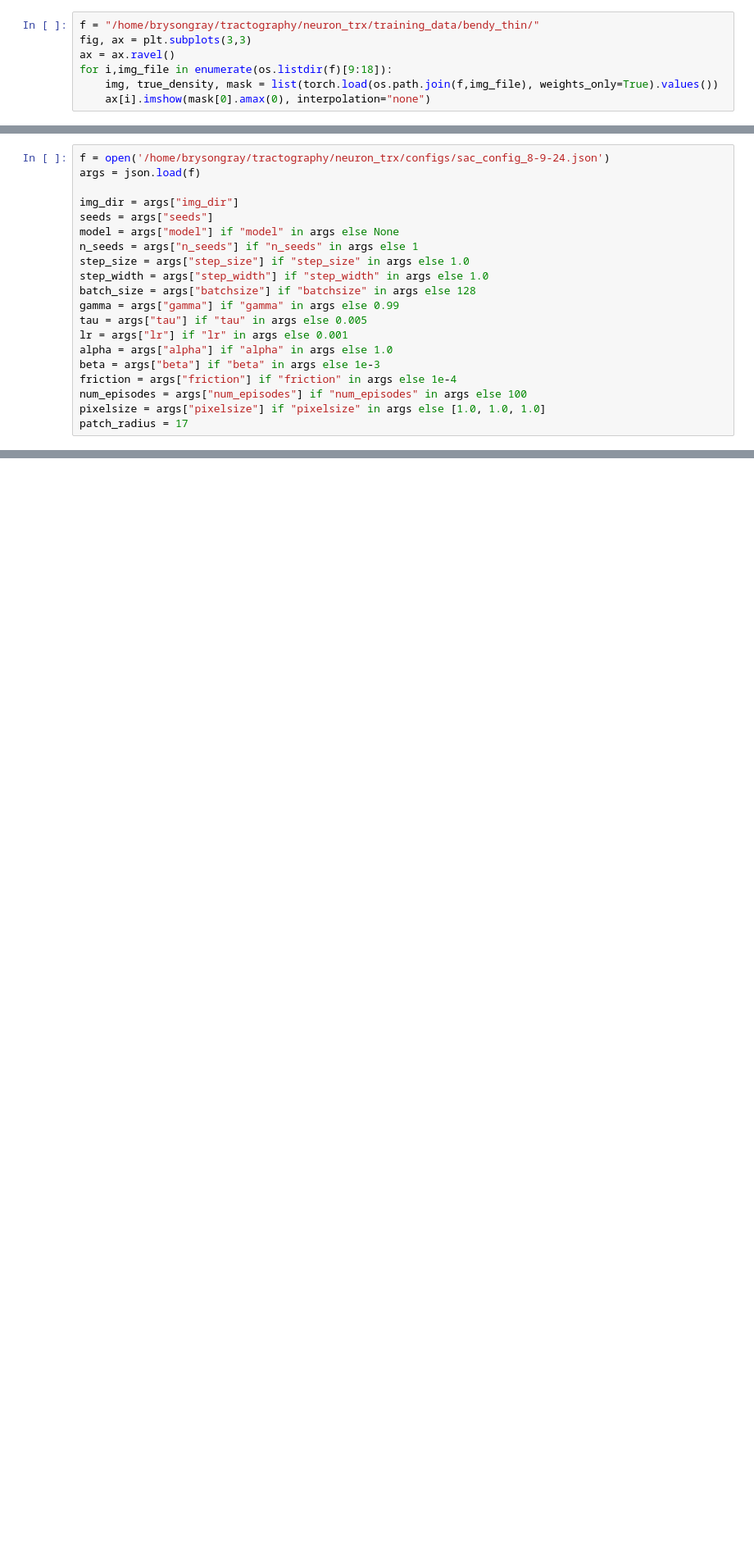
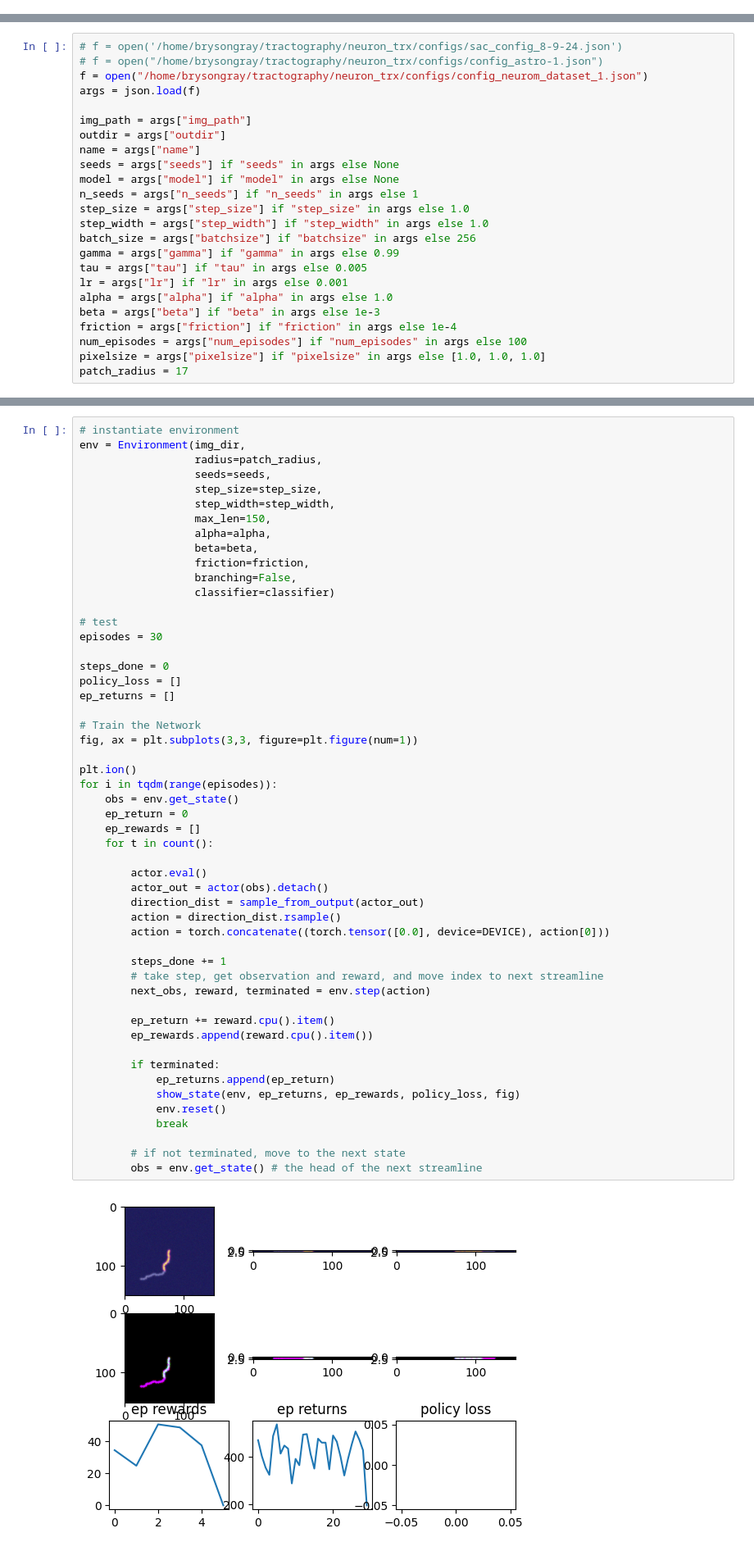
Before and after one commit to twardlab/neurotrack, a Jupyter notebook: SAC_v1.ipynb, the cells around one changed output, grey strips where cells are left out. Shown: that part at 82% size. Drawn from its saved outputs; the diff is of its cells as text; blank space fills up the shorter version.

Commit message:
Major updates to data loading, branch classifier, and tracking environment.

```diff
--- a/SAC_v1.ipynb
+++ b/SAC_v1.ipynb
@@ -137,7 +31,0 @@ def show_state(env, returns, rewards, policy_loss, fig):
-# %%
-f = "/home/brysongray/tractography/neuron_trx/training_data/bendy_thin/"
-fig, ax = plt.subplots(3,3)
-ax = ax.ravel()
-for i,img_file in enumerate(os.listdir(f)[9:18]):
-    img, true_density, mask = list(torch.load(os.path.join(f,img_file), weights_only=True).values())
-    ax[i].imshow(mask[0].amax(0), interpolation="none")
@@ -146,14 +262,18 @@ for i,img_file in enumerate(os.listdir(f)[9:18]):
 # %%
-f = open('/home/brysongray/tractography/neuron_trx/configs/sac_config_8-9-24.json')
+# f = open('/home/brysongray/tractography/neuron_trx/configs/sac_config_8-9-24.json')
+# f = open("/home/brysongray/tractography/neuron_trx/configs/config_astro-1.json")
+f = open("/home/brysongray/tractography/neuron_trx/configs/config_neurom_dataset_1.json")
 args = json.load(f)
 
-img_dir = args["img_dir"]
-seeds = args["seeds"]
+img_path = args["img_path"]
+outdir = args["outdir"]
+name = args["name"]
+seeds = args["seeds"] if "seeds" in args else None
 model = args["model"] if "model" in args else None
 n_seeds = args["n_seeds"] if "n_seeds" in args else 1
 step_size = args["step_size"] if "step_size" in args else 1.0
 step_width = args["step_width"] if "step_width" in args else 1.0
-batch_size = args["batchsize"] if "batchsize" in args else 128
+batch_size = args["batchsize"] if "batchsize" in args else 256
 gamma = args["gamma"] if "gamma" in args else 0.99
 tau = args["tau"] if "tau" in args else 0.005
 lr = args["lr"] if "lr" in args else 0.001
@@ -376,0 +543,54 @@ classifier_annotations.to_csv("/home/brysongray/tractography/neuron_trx/training
+# %%
+# instantiate environment
+env = Environment(img_dir,
+                  radius=patch_radius,
+                  seeds=seeds,
+                  step_size=step_size,
+                  step_width=step_width,
+                  max_len=150,
+                  alpha=alpha,
+                  beta=beta,
+                  friction=friction,
+                  branching=False,
+                  classifier=classifier)
+
+# test
+episodes = 30
+
+steps_done = 0
+policy_loss = []
+ep_returns = []
+
+# Train the Network
+fig, ax = plt.subplots(3,3, figure=plt.figure(num=1))
+
+plt.ion()
+for i in tqdm(range(episodes)):
+    obs = env.get_state()
+    ep_return = 0
+    ep_rewards = []
+    for t in count():
+
+        actor.eval()
+        actor_out = actor(obs).detach()
+        direction_dist = sample_from_output(actor_out)
+        action = direction_dist.rsample()
+        action = torch.concatenate((torch.tensor([0.0], device=DEVICE), action[0]))
+
+        steps_done += 1
+        # take step, get observation and reward, and move index to next streamline
+        next_obs, reward, terminated = env.step(action)
+
+        ep_return += reward.cpu().item()
+        ep_rewards.append(reward.cpu().item())
+
+        if terminated:
+            ep_returns.append(ep_return)
+            show_state(env, ep_returns, ep_rewards, policy_loss, fig)
+            env.reset()
+            break
+
+        # if not terminated, move to the next state
+        obs = env.get_state() # the head of the next streamline
+# %% [output]
+[figure, added]
```
Also changed, not shown: parts of 13 cells of this notebook, 17 other files.
